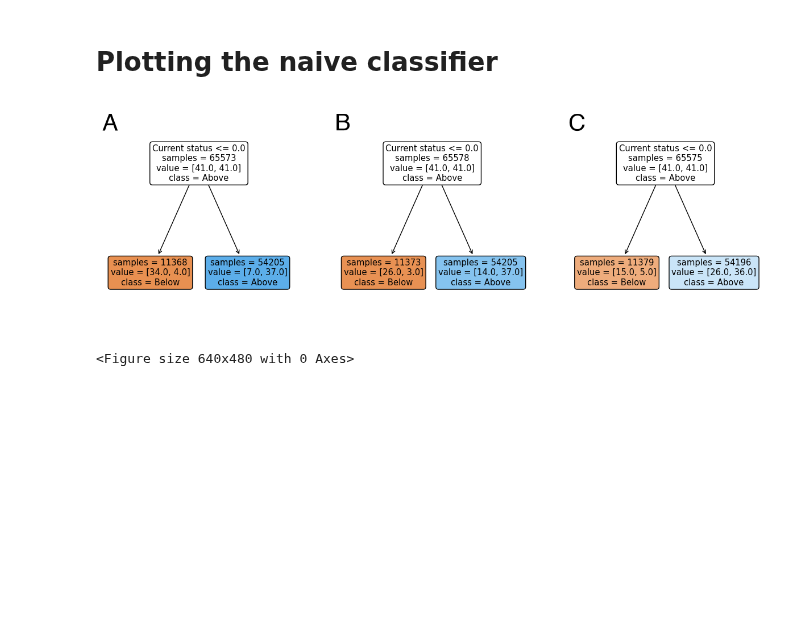
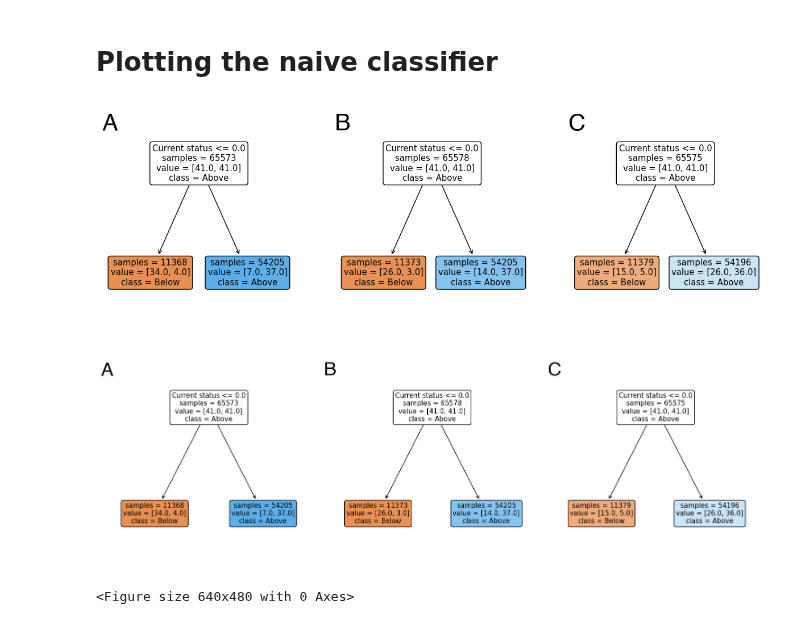
Before and after one commit to RachelMurray-Watson/COVID_forecasting, a Jupyter notebook: Naive_classifier.ipynb, the cells around one changed output. Drawn from its saved outputs; the diff is of its cells as text; code cells hidden in the pictures; blank space fills up the shorter version.

Commit message:
Fixed up naive classifier plotting

```diff
--- a/Naive_classifier.ipynb
+++ b/Naive_classifier.ipynb
@@ -666,14 +666,34 @@ clf_naive_period = pickle.load(open("Naive_model_auroc_0.8134582.sav" , 'rb'))
 clf_naive_exact =  pickle.load(open("Naive_model_auroc_0.7518215.sav", 'rb'))
 clf_naive_shifted =  pickle.load(open("Naive_model_auroc_shifted_0.8134419.sav" , 'rb'))
 axs.ravel()
+
 plot_tree(clf_naive_period, ax=axs[0], feature_names=['Current status'], class_names=['Below', 'Above'], filled=True, impurity=False, proportion=False, rounded=True, precision=0)
 plot_tree(clf_naive_exact, ax=axs[1], feature_names=['Current status'], class_names=['Below', 'Above'], filled=True, impurity=False, proportion=False, rounded=True, precision=0)
 plot_tree(clf_naive_shifted, ax=axs[2], feature_names=['Current status'], class_names=['Below', 'Above'], filled=True, impurity=False, proportion=False, rounded=True, precision=0)
+#plt.tight_layout()
 add_labels_to_subplots(axs, hfont, 0.9)
-plt.show()
-plt.tight_layout()
 
 plt.savefig('Graphs/Naive_classifier_all.png', dpi = 300)
 # %% [output]
 [figure]
-<Figure size 640x480 with 0 Axes>
+# %%
+
+fig, axs = plt.subplots(1, 3, figsize=(15, 5), facecolor='w', edgecolor='k', sharex='all', sharey='all')
+
+# Load your classifiers here
+
+axs.ravel()
+plot_tree(clf_naive_period, ax=axs[0], feature_names=['Current status'], class_names=['Below', 'Above'], filled=True, impurity=False, proportion=False, rounded=True, precision=0)
+plot_tree(clf_naive_exact, ax=axs[1], feature_names=['Current status'], class_names=['Below', 'Above'], filled=True, impurity=False, proportion=False, rounded=True, precision=0)
+plot_tree(clf_naive_shifted, ax=axs[2], feature_names=['Current status'], class_names=['Below', 'Above'], filled=True, impurity=False, proportion=False, rounded=True, precision=0)
+
+# Add labels to subplots after plotting trees
+add_labels_to_subplots(axs, hfont, 0.9)
+
+# Adjust layout and display the plot
+plt.tight_layout()
+plt.show()
+plt.savefig('Graphs/Naive_classifier_all.png', dpi = 300)
+# %% [output]
+[figure, added]
+<Figure size 640x480 with 0 Axes>
```
